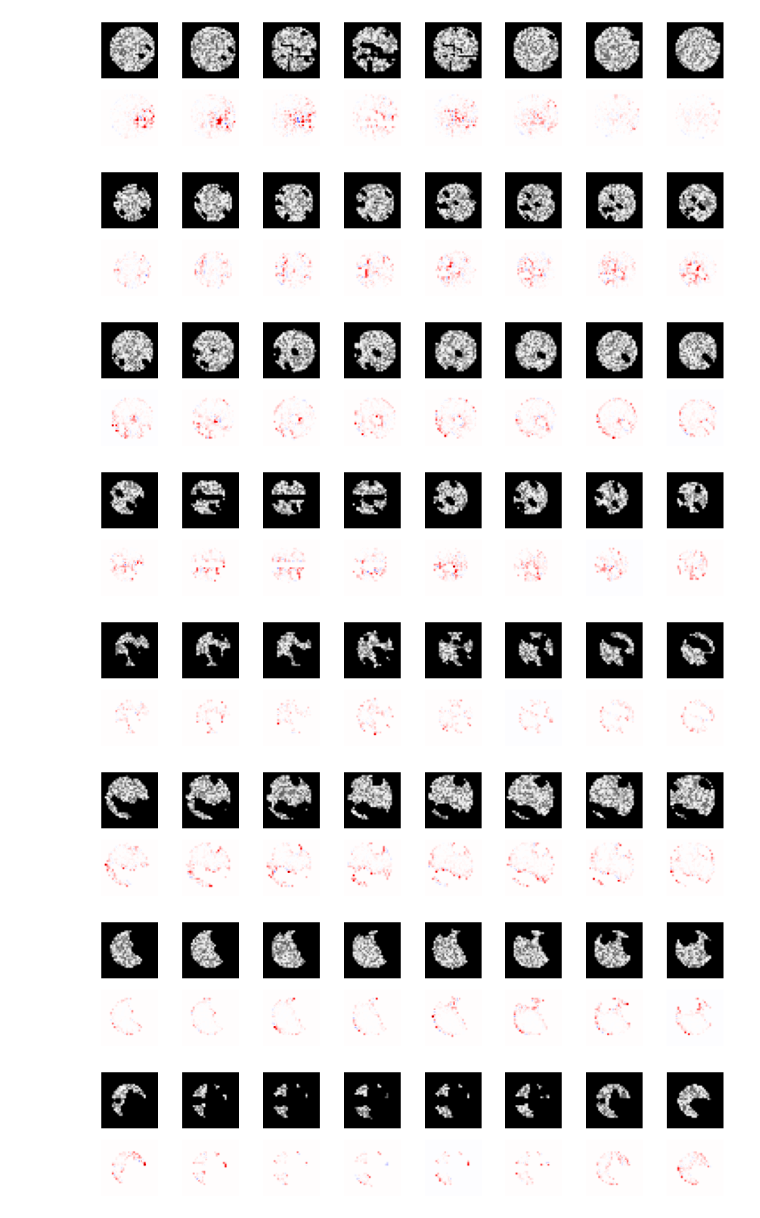
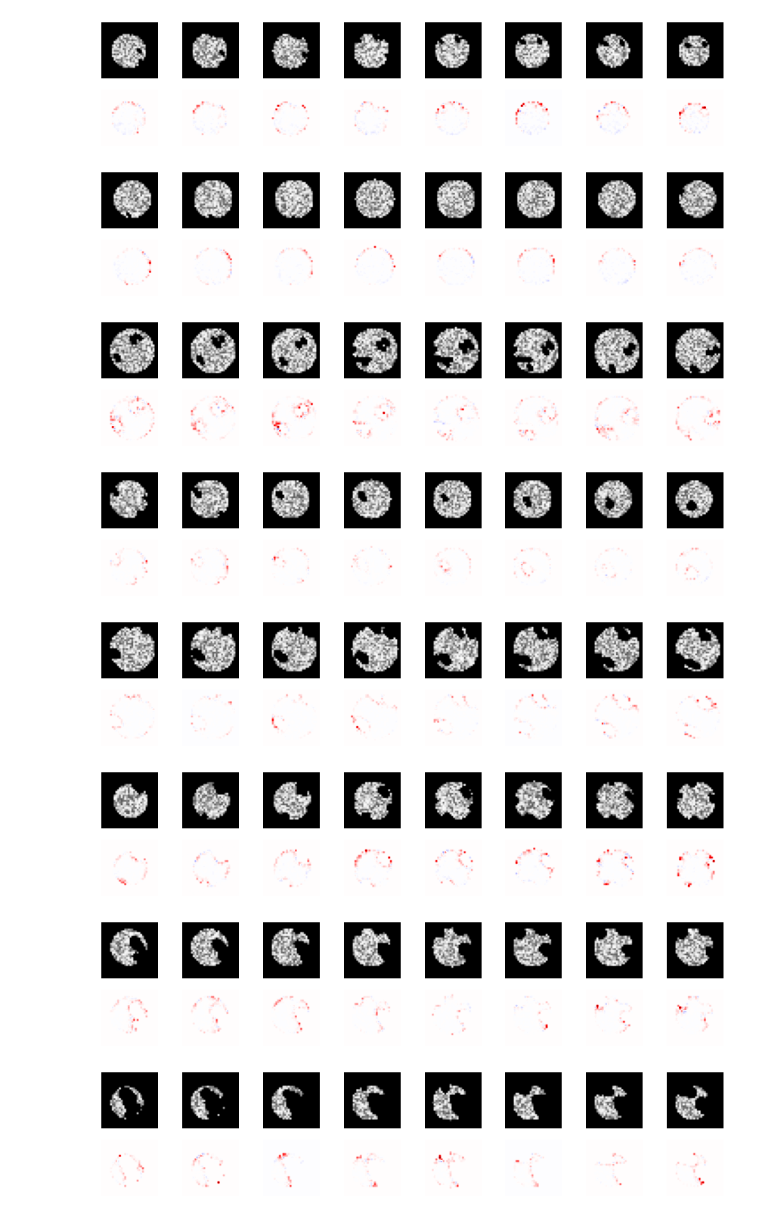
Before and after one commit to estenhl/keras-explainability, a Jupyter notebook: notebooks/Train and explain synthetic brain regression model.ipynb, the cells around one changed output. Cells and saved outputs as stored; diff of their text form; code cells hidden in the pictures.

Commit message:
Fixed LRP functionality for non-sequential models

```diff
--- a/notebooks/Train and explain synthetic brain regression model.ipynb
+++ b/notebooks/Train and explain synthetic brain regression model.ipynb
@@ -127,12 +108,12 @@ from plotly.figure_factory import create_distplot
 
 X = np.asarray(X)
 y = np.asarray(y).reshape((-1, 1))
-train_X = X[:300]
-train_y = y[:300]
+train_X = X[:int(0.6*len(X))]
+train_y = y[:int(0.6*len(X))]
 
-val_X = X[300:400]
-val_y = y[300:400]
+val_X = X[int(0.6*len(X)):int(0.8*len(X))]
+val_y = y[int(0.6*len(X)):int(0.8*len(X))]
 
-test_X = X[400:]
-test_y = y[400:]
+test_X = X[int(0.8*len(X)):]
+test_y = y[int(0.8*len(X)):]
 # %%
@@ -202,6 +187,9 @@ from tensorflow.keras.callbacks import EarlyStopping, ReduceLROnPlateau
 from tensorflow.keras.optimizers import Adam
 
 
+np.random.seed(42)
+tf.random.set_seed(42)
+
 model.compile(loss='mse', optimizer=Adam(1e-3), metrics=['mae'])
 
 callbacks = [
@@ -209,12 +197,12 @@ callbacks = [
         monitor="loss",
         factor=0.1,
         patience=10,
-        verbose=1
+        min_lr=1e-5
     ),
     EarlyStopping(
         monitor="val_loss",
         min_delta=0,
-        patience=20,
+        patience=50,
         restore_best_weights=True
     )
 ]
@@ -322,9 +310,20 @@ fig.add_trace(
 # %% [output]
 [interactive output not drawn]
 # %%
-from explainability import LayerwiseRelevancePropagator
+from explainability import LayerwiseRelevancePropagator, LRPStrategy
 
-explainer = LayerwiseRelevancePropagator(model, layer=23, idx=0, alpha=2, beta=1)
+strategy = LRPStrategy(
+    layers=[
+        {'alpha': 2, 'beta': 1},
+        {'alpha': 2, 'beta': 1},
+        {'alpha': 2, 'beta': 1},
+        {'epsilon': 0.25},
+        {'epsilon': 0.25},
+        {}
+    ]
+)
+
+explainer = LayerwiseRelevancePropagator(model, layer=27, idx=0, alpha=2, beta=1, ignore_input=False)
 
 
 for i in range(1, MAX_RADIUS + 1):
@@ -345,8 +344,8 @@ plt.show()
-[figure, old version]
+[figure, new version]
-[figure, old version]
+[figure, new version]
-[figure, old version]
+[figure, new version]
-[figure, old version]
+[figure, new version]
-[figure, old version]
+[figure, new version]
-[figure, old version]
+[figure, new version]
-[figure, old version]
+[figure, new version]
-[figure, old version]
+[figure, new version]
```
Also changed, not shown: parts of 23 cells of this notebook, 30 other files.
